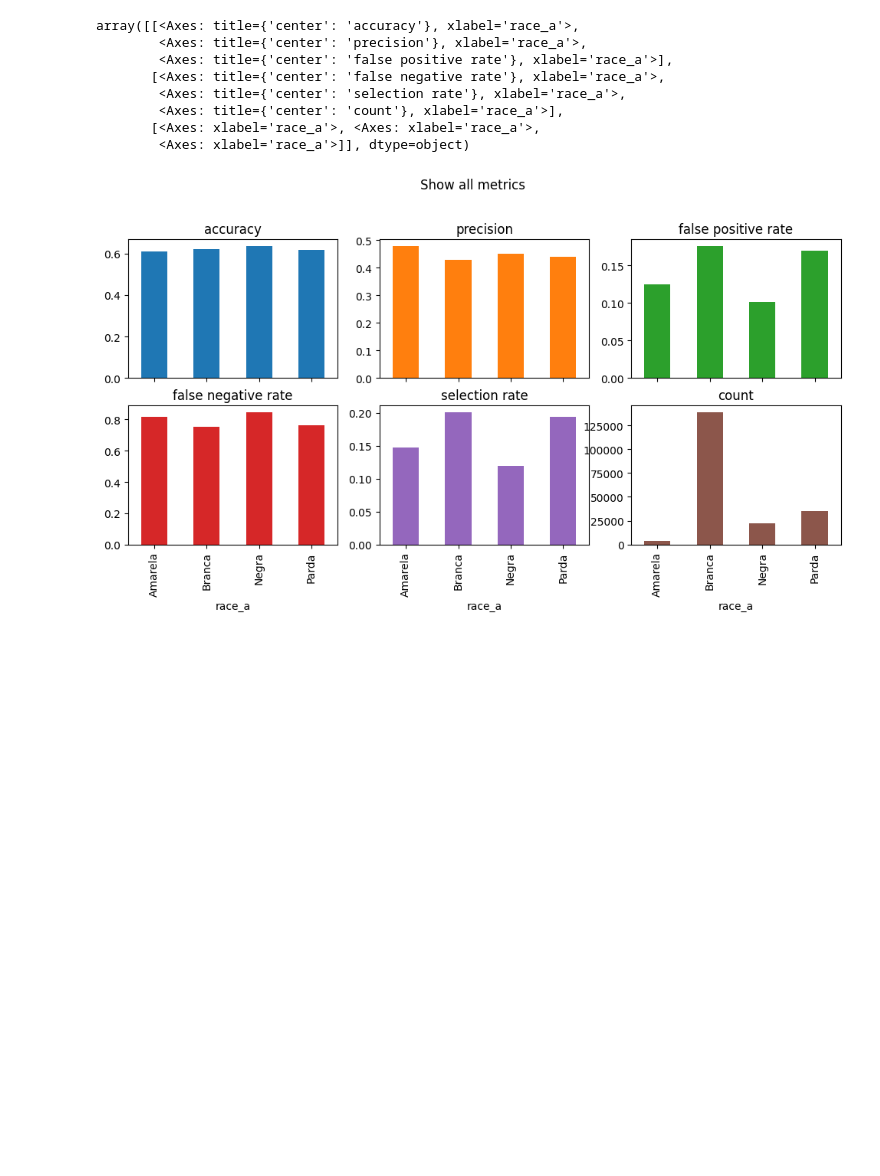
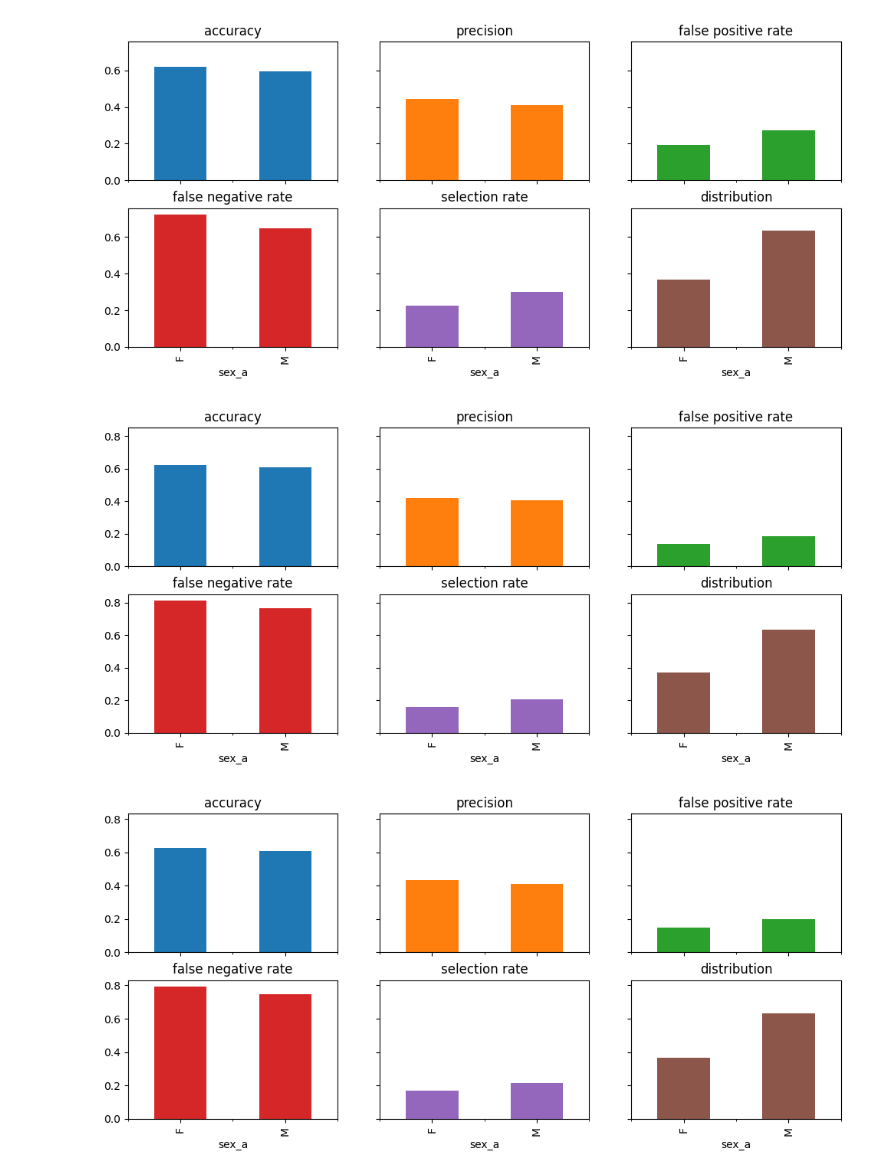
Before and after one commit to fmromeiro/mo810-kidney-waitlist, a Jupyter notebook: fairness.ipynb, the cells around one changed output. Drawn from its saved outputs; the diff is of its cells as text; code cells hidden in the pictures; blank space fills up the shorter version.

```diff
--- a/fairness.ipynb
+++ b/fairness.ipynb
@@ -145,0 +182,6 @@ y_pred = classifier.predict(X_test)
+# %%
+from aif360.sklearn.inprocessing import ExponentiatedGradientReduction
+from fairlearn.reductions import EqualizedOdds
+
+inpro = ExponentiatedGradientReduction(['sex_a', 'race_a'], make_classifier(), EqualizedOdds(), eps=0.1)
+inpro.fit(pd.concat([Xu, metau[['sex_a', 'race_a']]], axis=1), yu)
@@ -145,0 +196,6 @@ y_pred = classifier.predict(X_test)
+# %%
+yf_pred = inpro.predict_proba(pd.concat([Xu_test, metau_test[['sex_a', 'race_a']]], axis=1))[:, 1]
+# %%
+from aif360.sklearn.inprocessing import GridSearchReduction
+inpro2 = GridSearchReduction(['sex_a', 'race_a'], make_classifier(), EqualizedOdds())
+inpro2.fit(pd.concat([Xu, metau[['sex_a', 'race_a']]], axis=1), yu)
@@ -146,34 +211,42 @@ y_pred = classifier.predict(X_test)
+# %%
+yf2_pred = inpro2.predict_proba(pd.concat([Xu_test, metau_test[['sex_a', 'race_a']]], axis=1))[:, 1]
 # %%
 from sklearn.metrics import accuracy_score, precision_score
 from fairlearn.metrics import MetricFrame, false_positive_rate, false_negative_rate, selection_rate, count
 
-metrics = {
-    "accuracy": accuracy_score,
-    "precision": precision_score,
-    "false positive rate": false_positive_rate,
-    "false negative rate": false_negative_rate,
-    "selection rate": selection_rate,
-    "count": count,
-}
+def metric_frame(y_true, y_pred, sensitive):
+    metrics = {
+        "accuracy": accuracy_score,
+        "precision": precision_score,
+        "false positive rate": false_positive_rate,
+        "false negative rate": false_negative_rate,
+        "selection rate": selection_rate,
+        "distribution": lambda t, p: count(t, p) / y_true.shape[0]
+    }
+    metric_frame = MetricFrame(
+        metrics=metrics,
+        y_true=y_true,
+        y_pred=y_pred,
+        sensitive_features=sensitive
+    )
+    metric_frame.by_group.plot.bar(
+        subplots=True,
+        layout=[3, 3],
+        legend=False,
+        figsize=[12, 8],
+        sharey=True
+    )
 
-metric_frame = MetricFrame(
-    metrics=metrics, y_true=y_test, y_pred=y_pred, sensitive_features=df_pairs_test['race_a']
-)
+metric_frame(y_test, y_pred > 0.5, df_pairs_test['sex_a'])
+metric_frame(yu_test, yu_pred > 0.5, df_pairs_test_uncorrelated['sex_a'])
+metric_frame(yu_test, yf_pred > 0.5, df_pairs_test_uncorrelated['sex_a'])
+metric_frame(yu_test, yf2_pred > 0.5, df_pairs_test_uncorrelated['sex_a'])
 
-metric_frame.by_group.plot.bar(
-    subplots=True,
-    layout=[3, 3],
-    legend=False,
-    figsize=[12, 8],
-    title="Show all metrics",
-)
+metric_frame(y_test, y_pred > 0.5, df_pairs_test['race_a'])
+metric_frame(yu_test, yu_pred > 0.5, df_pairs_test_uncorrelated['race_a'])
+metric_frame(yu_test, yf_pred > 0.5, df_pairs_test_uncorrelated['race_a'])
+metric_frame(yu_test, yf2_pred > 0.5, df_pairs_test_uncorrelated['race_a'])
 # %% [output]
-array([[<Axes: title={'center': 'accuracy'}, xlabel='race_a'>,
-        <Axes: title={'center': 'precision'}, xlabel='race_a'>,
-        <Axes: title={'center': 'false positive rate'}, xlabel='race_a'>],
-       [<Axes: title={'center': 'false negative rate'}, xlabel='race_a'>,
-        <Axes: title={'center': 'selection rate'}, xlabel='race_a'>,
-        <Axes: title={'center': 'count'}, xlabel='race_a'>],
-       [<Axes: xlabel='race_a'>, <Axes: xlabel='race_a'>,
-        <Axes: xlabel='race_a'>]], dtype=object)
-[figure, old version]
+[figure, new version]
+[figure, added]
+[figure, added]
```
Also changed, not shown: parts of 15 cells of this notebook.
